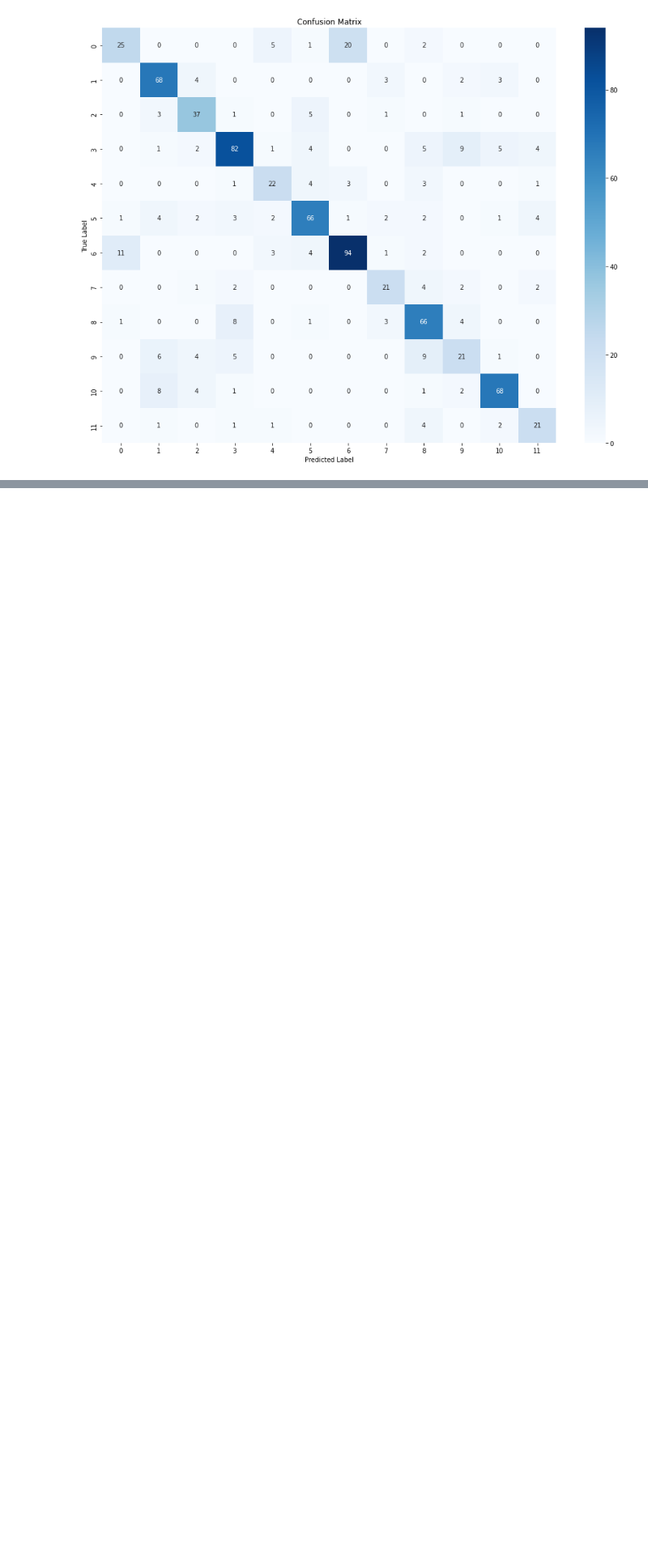
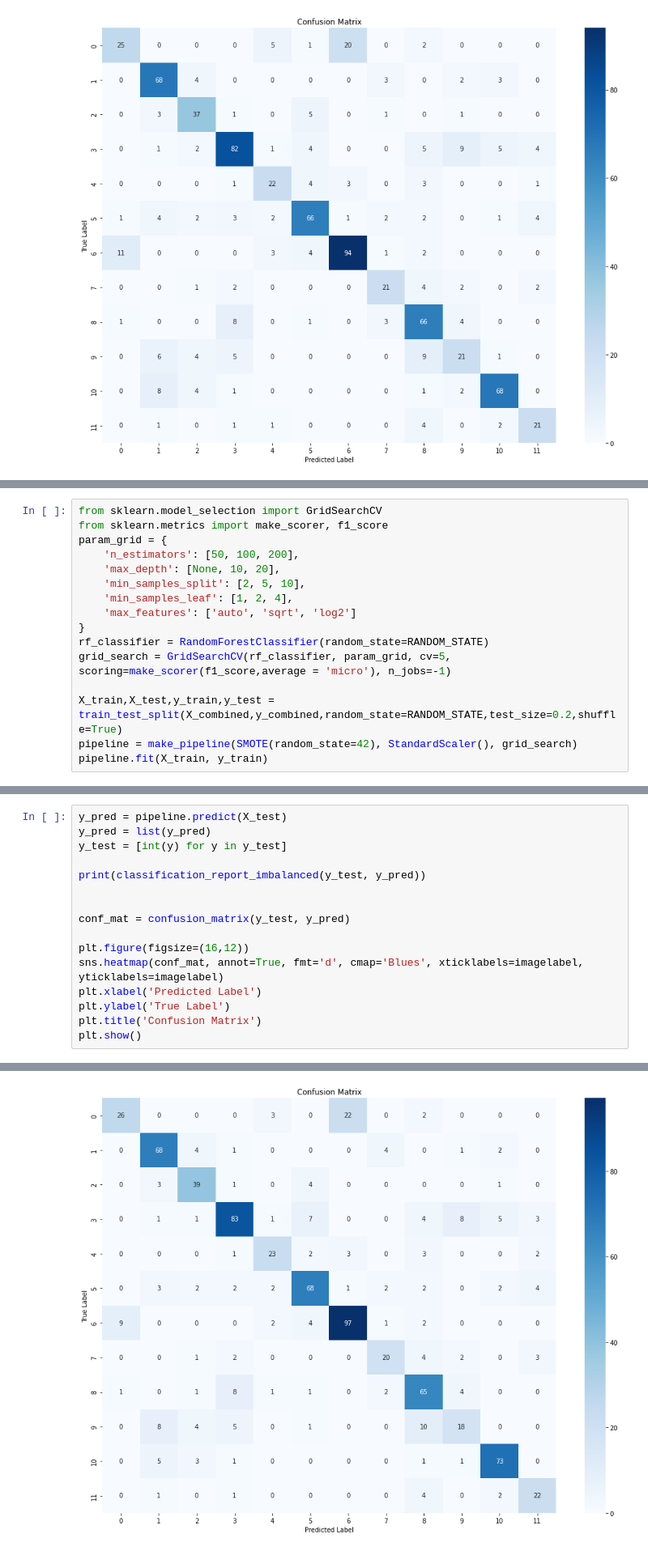
Before and after one commit to ShAn3003/FeatureEngeneer, a Jupyter notebook: src/featureengineer.ipynb, the cells around one changed output, grey strips where cells are left out. Shown at 81% size. Saved outputs shown, nothing was run; the diff lists cells and outputs as text; blank space fills up the shorter version.

```diff
--- a/src/data_preprocess.ipynb
+++ b/src/featureengineer.ipynb
@@ -1427,0 +1504,16 @@ avg / total       0.73      0.73      0.97      0.73      0.84      0.70       8
+# %%
+from sklearn.model_selection import GridSearchCV
+from sklearn.metrics import make_scorer, f1_score
+param_grid = {
+    'n_estimators': [50, 100, 200],
+    'max_depth': [None, 10, 20],
+    'min_samples_split': [2, 5, 10],
+    'min_samples_leaf': [1, 2, 4],
+    'max_features': ['auto', 'sqrt', 'log2']
+}
+rf_classifier = RandomForestClassifier(random_state=RANDOM_STATE)
+grid_search = GridSearchCV(rf_classifier, param_grid, cv=5, scoring=make_scorer(f1_score,average = 'micro'), n_jobs=-1)
+
+X_train,X_test,y_train,y_test = train_test_split(X_combined,y_combined,random_state=RANDOM_STATE,test_size=0.2,shuffle=True)
+pipeline = make_pipeline(SMOTE(random_state=42), StandardScaler(), grid_search)
+pipeline.fit(X_train, y_train)
@@ -1427,0 +1524,17 @@ avg / total       0.73      0.73      0.97      0.73      0.84      0.70       8
+# %%
+y_pred = pipeline.predict(X_test)
+y_pred = list(y_pred)
+y_test = [int(y) for y in y_test]
+
+print(classification_report_imbalanced(y_test, y_pred))
+
+
+conf_mat = confusion_matrix(y_test, y_pred)
+
+plt.figure(figsize=(16,12))
+sns.heatmap(conf_mat, annot=True, fmt='d', cmap='Blues', xticklabels=imagelabel, yticklabels=imagelabel)
+plt.xlabel('Predicted Label')
+plt.ylabel('True Label')
+plt.title('Confusion Matrix')
+plt.show()
+# %% [output]
@@ -1427,0 +1558 @@ avg / total       0.73      0.73      0.97      0.73      0.84      0.70       8
+[figure, added]
```
Also changed, not shown: parts of 15 cells of this notebook, 1 other file.
